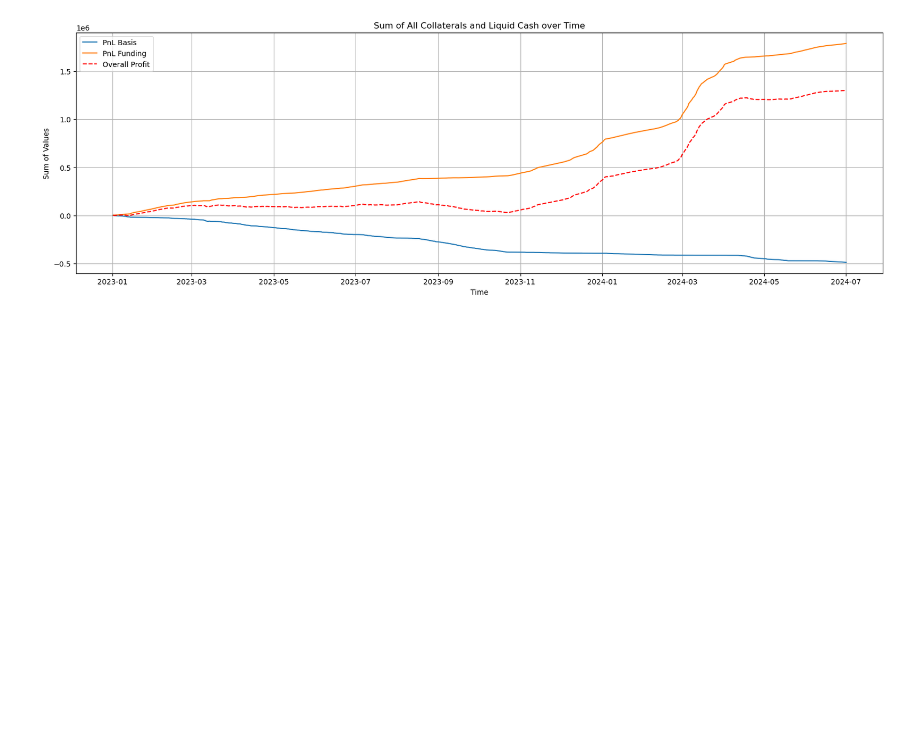
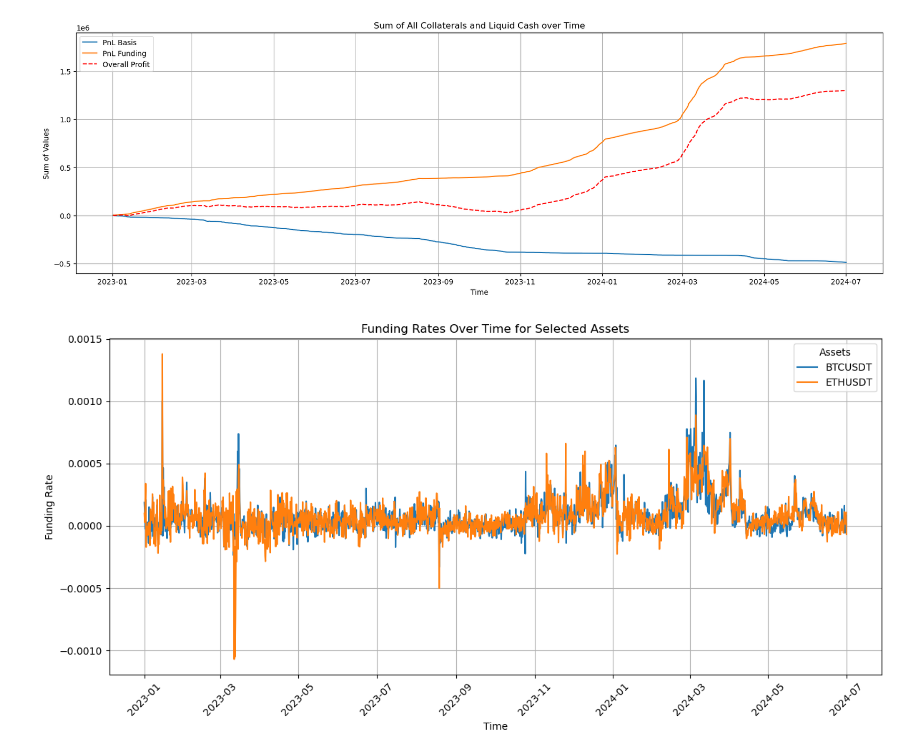
Before and after one commit to AHA-HH/optimising-funding-rate-arbitrage, a Jupyter notebook: analysis/exploratory.ipynb, the cells around one changed output. Cells and saved outputs as stored; diff of their text form; code cells hidden in the pictures; blank space fills up the shorter version.

```diff
--- a/analysis/exploratory.ipynb
+++ b/analysis/exploratory.ipynb
@@ -95,0 +285,31 @@ plt.show()
+# %%
+df = pd.read_csv('./data/processed/okx.csv')
+
+# Convert the 'time' column to datetime
+df['time'] = pd.to_datetime(df['time'])
+
+# Filter for the 4 assets you're interested in
+# assets_of_interest = ['BTCUSDCM', 'BTCUSDT', 'ETHUSDCM', 'ETHUSDT']  # Replace with your actual asset names
+assets_of_interest = ['BTCUSDT', 'ETHUSDT']
+filtered_df = df[df['pair'].isin(assets_of_interest)]
+
+# Plot funding rates for each asset
+plt.figure(figsize=(12, 6))
+
+for asset in assets_of_interest:
+    asset_data = filtered_df[filtered_df['pair'] == asset]
+    plt.plot(asset_data['time'], asset_data['funding rate'], label=asset)
+
+# Add labels and title
+plt.xlabel('Time')
+plt.ylabel('Funding Rate')
+plt.title('Funding Rates Over Time for Selected Assets')
+plt.legend(title='Assets')
+
+# Display the plot
+plt.xticks(rotation=45)
+plt.grid(True)
+plt.tight_layout()
+plt.show()
+# %% [output]
+[figure, added]
```
Also changed, not shown: parts of 7 cells of this notebook, 6 other files.
